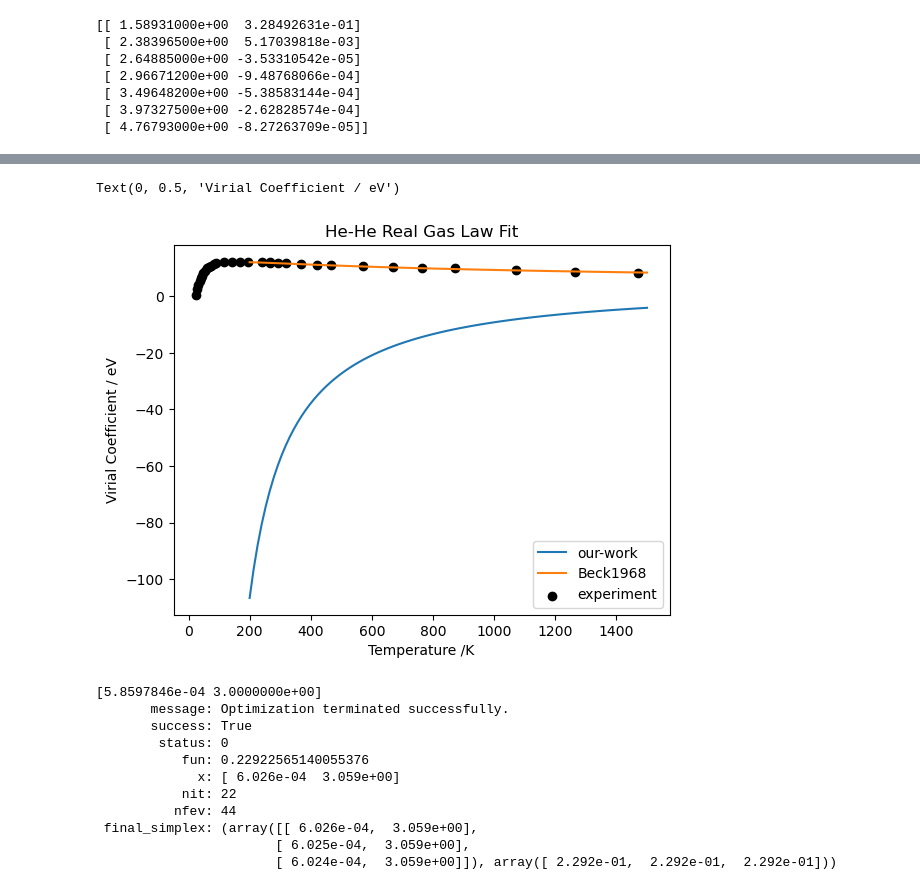
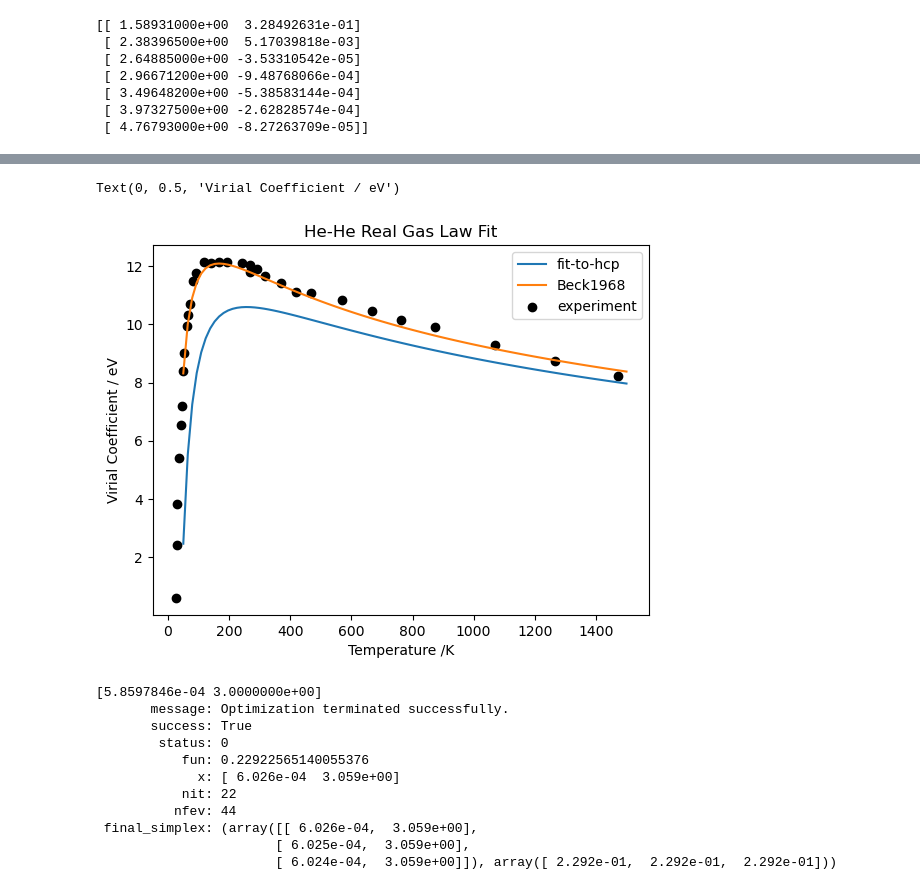
Before and after one commit to Samanyu-T/Lammps_MD, a Jupyter notebook: Jupyter_Notebooks/test_energies.ipynb, the cells around one changed output, grey strips where cells are left out. Cells and saved outputs as stored; diff of their text form; code cells hidden in the pictures.

```diff
--- a/Jupyter_Notebooks/test_energies.ipynb
+++ b/Jupyter_Notebooks/test_energies.ipynb
@@ -314,27 +314,32 @@ def eval_virial(phi, T_arr, r, dr):
 
     return virial_coef
 # %%
-T_arr = np.linspace(200, 1500, 100)
+T_arr = np.linspace(50, 1500, 100)
+
+Z = 2
+a = 0.529
+
+embed = 5.5 * (Z/a)**3  * (Z/np.pi) * np.exp(-2 * Z * r/ a)
 
 virial_beck = eval_virial(Beck1968(r), T_arr, r, dr)
 
-virial_pot = eval_virial(phi, T_arr,r, dr)
+virial_pot = eval_virial(phi + embed, T_arr,r, dr)
 
-plt.plot(T_arr, virial_pot, label='our-work')
+plt.plot(T_arr, virial_pot, label='fit-to-hcp')
 
 plt.plot(T_arr, virial_beck, label='Beck1968')
 
 plt.scatter(virial_coef_he_he[:,0], virial_coef_he_he[:,1], color='black',label='experiment')
 
 plt.legend()
 
 plt.title('He-He Real Gas Law Fit')
 
 plt.xlabel('Temperature /K')
 plt.ylabel('Virial Coefficient / eV')
 # %% [output]
 Text(0, 0.5, 'Virial Coefficient / eV')
-[figure, old version]
+[figure, new version]
 # %%
 def loss_h_he(x, eam_fit, ref):
 
```
Also changed, not shown: parts of 11 cells of this notebook, 7 other files.
